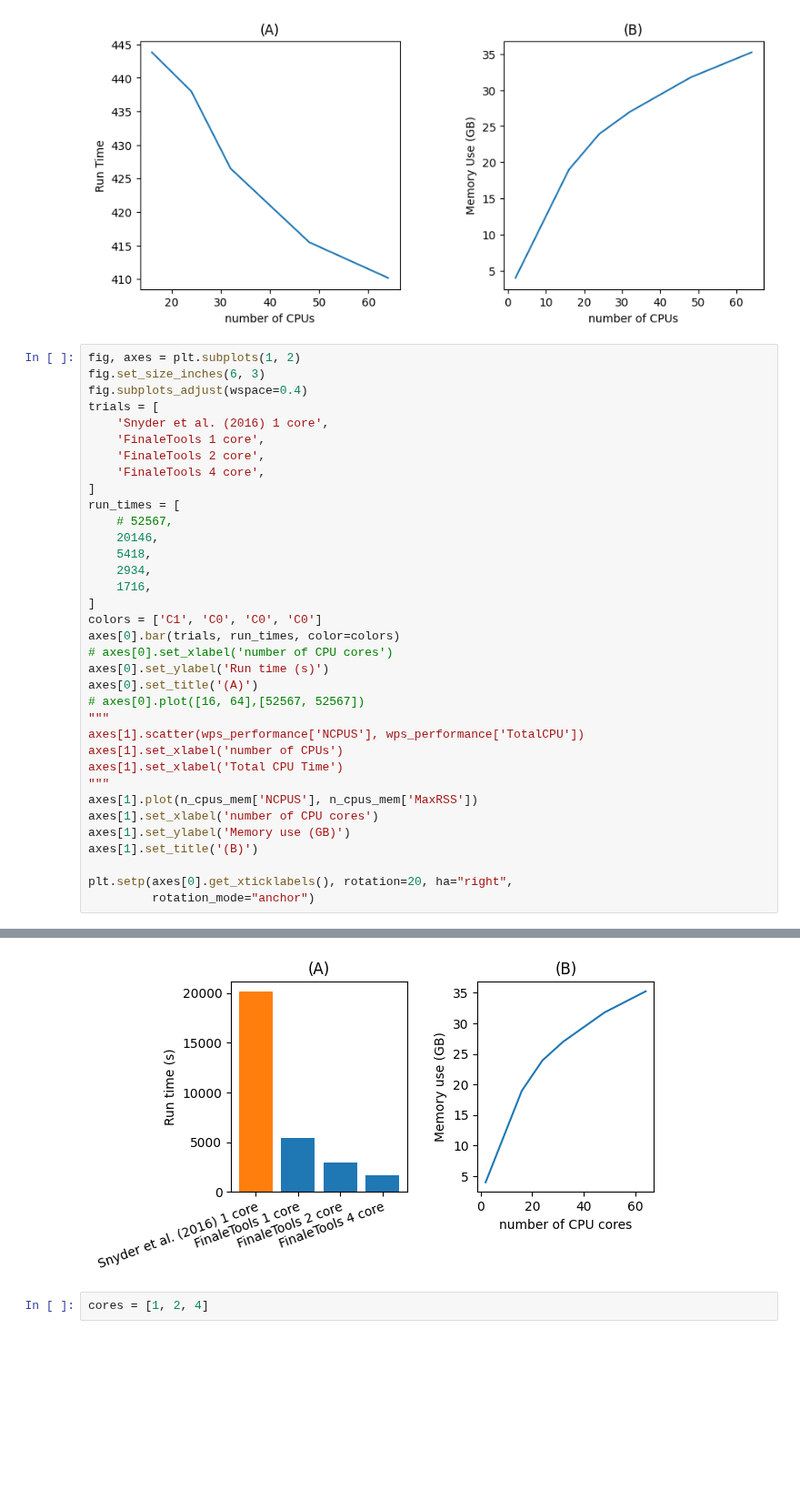
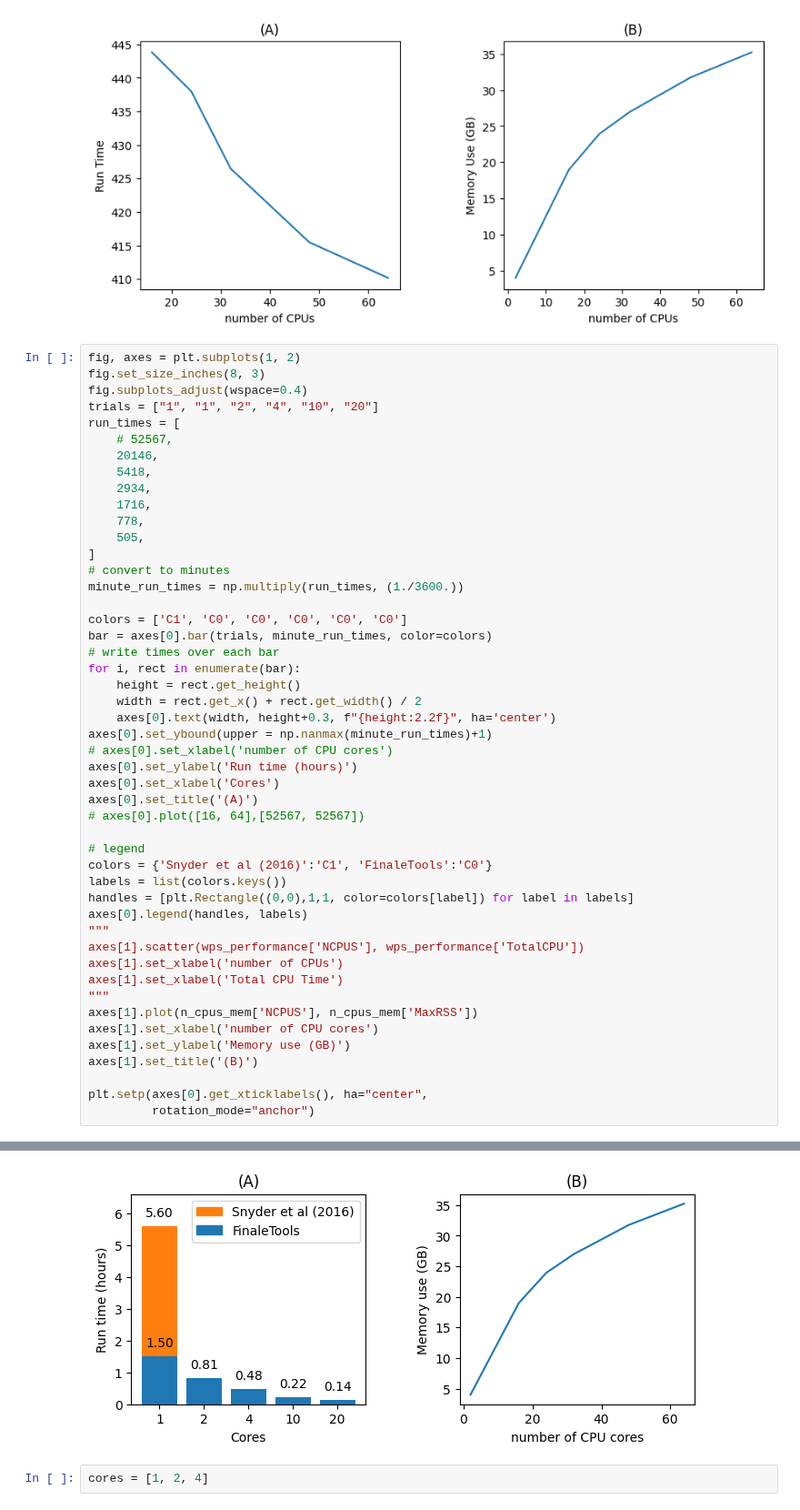
Before and after one commit to epifluidlab/FinaleToolkit, a Jupyter notebook: figs/frag_features_fig.ipynb, the cells around one changed output, grey strips where cells are left out. Shown at 91% size. Cells and saved outputs as stored; diff of their text form; blank space fills up the shorter version.

```diff
--- a/figs/frag_features_fig.ipynb
+++ b/figs/frag_features_fig.ipynb
@@ -214,27 +214,40 @@ Text(0.5, 1.0, '(B)')
 [figure]
 # %%
 fig, axes = plt.subplots(1, 2)
-fig.set_size_inches(6, 3)
+fig.set_size_inches(8, 3)
 fig.subplots_adjust(wspace=0.4)
-trials = [
-    'Snyder et al. (2016) 1 core',
-    'FinaleTools 1 core',
-    'FinaleTools 2 core',
-    'FinaleTools 4 core',
-]
+trials = ["1", "1", "2", "4", "10", "20"]
 run_times = [
     # 52567,
     20146,
     5418,
     2934,
     1716,
+    778,
+    505,
 ]
-colors = ['C1', 'C0', 'C0', 'C0']
-axes[0].bar(trials, run_times, color=colors)
+# convert to minutes
+minute_run_times = np.multiply(run_times, (1./3600.))
+
+colors = ['C1', 'C0', 'C0', 'C0', 'C0', 'C0']
+bar = axes[0].bar(trials, minute_run_times, color=colors)
+# write times over each bar
+for i, rect in enumerate(bar):
+    height = rect.get_height()
+    width = rect.get_x() + rect.get_width() / 2
+    axes[0].text(width, height+0.3, f"{height:2.2f}", ha='center')
+axes[0].set_ybound(upper = np.nanmax(minute_run_times)+1)
 # axes[0].set_xlabel('number of CPU cores')
-axes[0].set_ylabel('Run time (s)')
+axes[0].set_ylabel('Run time (hours)')
+axes[0].set_xlabel('Cores')
 axes[0].set_title('(A)')
 # axes[0].plot([16, 64],[52567, 52567])
+
+# legend
+colors = {'Snyder et al (2016)':'C1', 'FinaleTools':'C0'}
+labels = list(colors.keys())
+handles = [plt.Rectangle((0,0),1,1, color=colors[label]) for label in labels]
+axes[0].legend(handles, labels)
 """
 axes[1].scatter(wps_performance['NCPUS'], wps_performance['TotalCPU'])
 axes[1].set_xlabel('number of CPUs')
@@ -245,7 +258,7 @@ axes[1].set_xlabel('number of CPU cores')
 axes[1].set_ylabel('Memory use (GB)')
 axes[1].set_title('(B)')
 
-plt.setp(axes[0].get_xticklabels(), rotation=20, ha="right",
+plt.setp(axes[0].get_xticklabels(), ha="center",
          rotation_mode="anchor")
 # %% [output]
 [None,
@@ -266,5 +278,5 @@ plt.setp(axes[0].get_xticklabels(), rotation=20, ha="right",
  None]
-[figure, old version]
+[figure, new version]
 # %%
 cores = [1, 2, 4]
 # %% [markdown]
```
Also changed, not shown: parts of 2 cells of this notebook.
